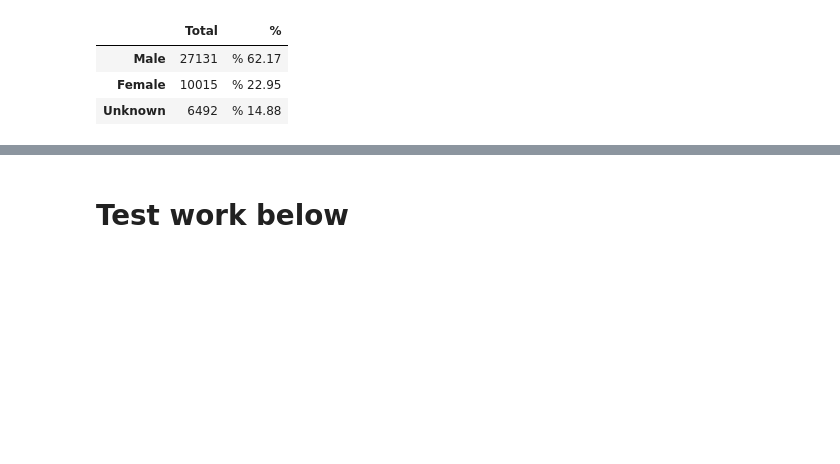
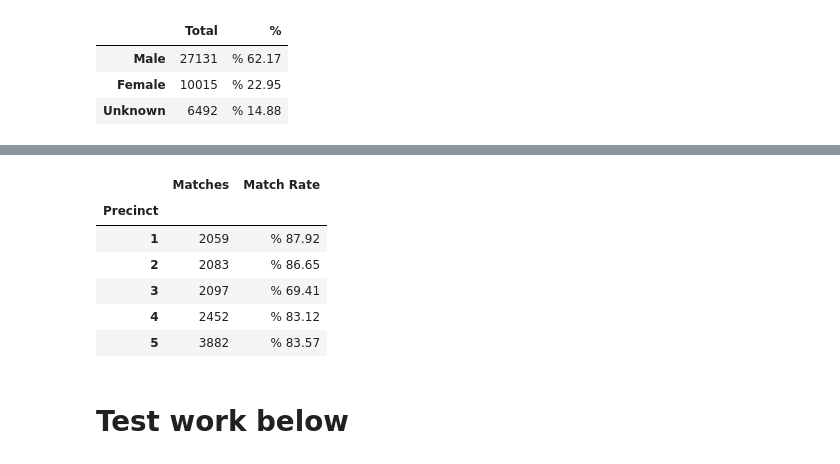
Before and after one commit to elu267/Project_GroupF, a Jupyter notebook: MN_Stop_Data.ipynb, the cells around one changed output, grey strips where cells are left out. Saved outputs shown, nothing was run; the diff lists cells and outputs as text; code cells hidden in the pictures; blank space fills up the shorter version.

```diff
--- a/MN_Stop_Data.ipynb
+++ b/MN_Stop_Data.ipynb
@@ -135,0 +150,25 @@ stop_by_gender
+# %%
+#reading the csv
+pre_race_count = pd.DataFrame(pre_race['preRace'].value_counts())
+
+#summarizing data for preRace vs Race
+e_test = e_test.loc[e_test['MDC'] == 'MDC']
+
+#data table with only preRace classfication
+pre_race = e_test.loc[e_test['preRace'] != 'Unknown'] #should we filter out other?
+
+#see how many times preRace matched race
+race_match = pre_race.loc[pre_race['preRace'] == pre_race['race']]
+race_match_count = len(race_match)
+print(f'{race_match_count} times preRace matched actual Race')
+
+#see how many times preRace DID NOT match actual race
+race_NA_match = pre_race.loc[pre_race['preRace'] != pre_race['race']]
+race_NA_match_count = len(race_NA_match)
+print(f'{race_NA_match_count} times preRace did not match Race')
+
+race_predictions = pd.DataFrame(
+                                {"Pre_Race matched Actuall Race" : [race_match_count],
+                                "Pre_Race did not match Actuall Race" : [race_NA_match_count]
+                                 })
+race_predictions
@@ -136,3 +258,20 @@ stop_by_gender
+# %%
+#creating df
+precint_match_df = pd.DataFrame({ 'Matches':[precinct_one_count,precinct_two_count,precinct_three_count,precinct_four_count,precinct_five_count],
+                                  'Match Rate' :[preccint_one_percent,preccint_two_percent,preccint_three_percent,preccint_four_percent,preccint_five_percent]},
+                                     index=[1,2,3,4,5])
+precint_match_df['Match Rate'] = precint_match_df['Match Rate'].map("% {:.2f}".format)
+
+precint_match_df.index.name = 'Precinct'
+precint_match_df
+# %% [output]
+|  | Matches | Match Rate |
+| Precinct |  |  |
+| 1 | 2059 | % 87.92 |
+| 2 | 2083 | % 86.65 |
+| 3 | 2097 | % 69.41 |
+| 4 | 2452 | % 83.12 |
+| 5 | 3882 | % 83.57 |
 # %% [markdown]
 # Test work below
 # %% [markdown]
```
Also changed, not shown: parts of 13 cells of this notebook.
